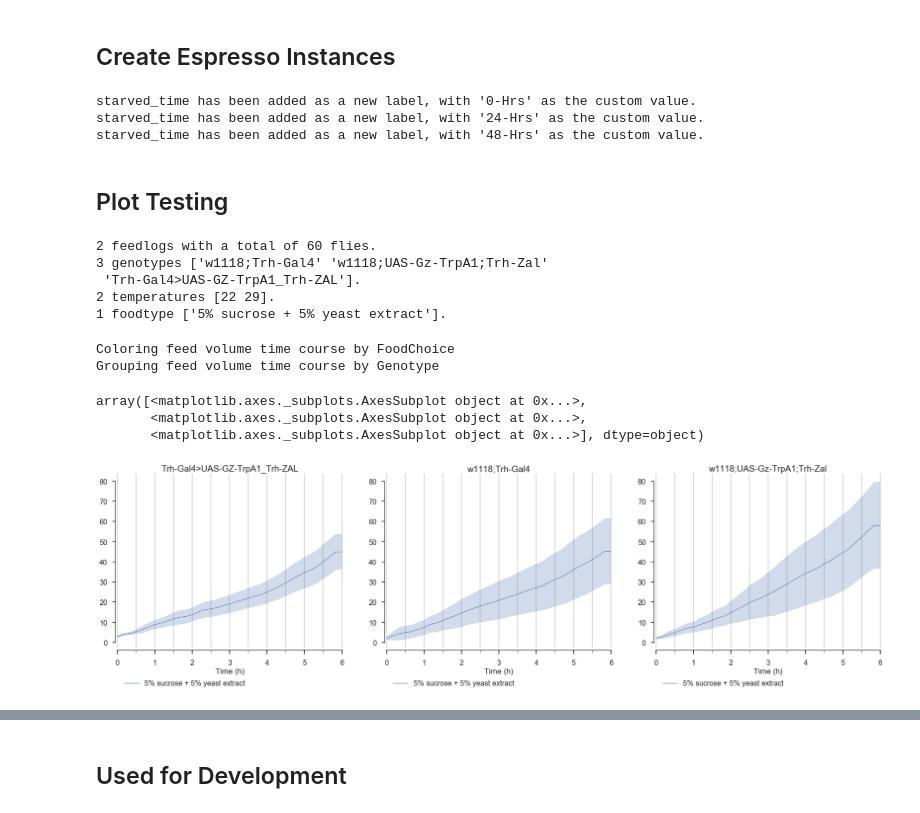
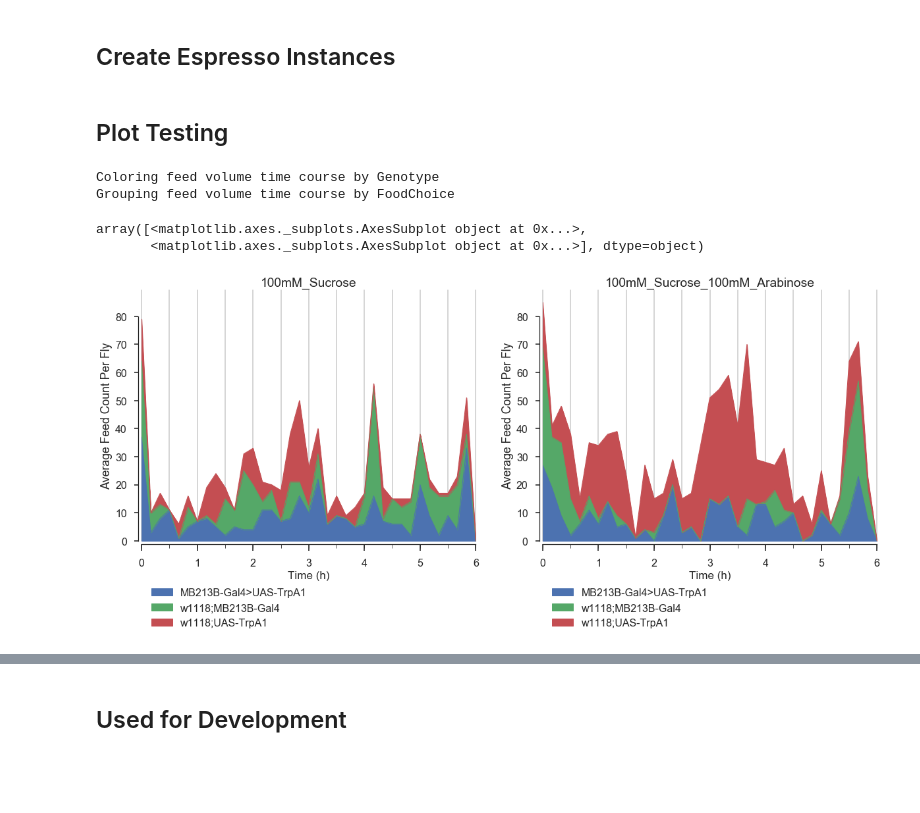
Before and after one commit to ACCLAB/espresso, a Jupyter notebook: jupyter-nb/espresso cumulative plots dev.ipynb, the cells around one changed output, grey strips where cells are left out. Drawn from its saved outputs; the diff is of its cells as text; code cells hidden in the pictures; blank space fills up the shorter version.

```diff
--- a/jupyter-nb/espresso cumulative plots dev.ipynb
+++ b/jupyter-nb/espresso cumulative plots dev.ipynb
@@ -18,52 +18,23 @@ import bootstrap_contrast as bsc
 import espresso as esp
 # %% [markdown]
 ## Create Espresso Instances
-# %%
-git_repo_folder='/Users/josesho/bin/git-repos/espresso'
-
-datadir1=os.path.join(git_repo_folder,'data/by_genotype/Trh-Gal4-Trh-Zal-UAS-GZ-TrpA1/22')
-datadir2=os.path.join(git_repo_folder,'data/by_genotype/Trh-Gal4-Trh-Zal-UAS-GZ-TrpA1/29')
-datadir3=os.path.join(git_repo_folder,'data/starvation_gradient/0-Hrs')
-datadir4=os.path.join(git_repo_folder,'data/starvation_gradient/24-Hrs')
-datadir5=os.path.join(git_repo_folder,'data/starvation_gradient/48-Hrs')
-datadir6=os.path.join(git_repo_folder,'data/24-Hrs-starved-choice')
-
-twotubes22=esp.espresso(folder=datadir1)
-twotubes29=esp.espresso(folder=datadir2)
-
-starvation0=esp.espresso(folder=datadir3)
-starvation0.attach_label(label_name='starved_time',label_value='0-Hrs')
-
-starvation24=esp.espresso(folder=datadir4)
-starvation24.attach_label(label_name='starved_time',label_value='24-Hrs')
-
-starvation48=esp.espresso(folder=datadir5)
-starvation48.attach_label(label_name='starved_time',label_value='48-Hrs')
-starved=starvation0+starvation24+starvation48
-
-starved_choice=esp.espresso(folder=datadir6)
-
-tubes=twotubes22+twotubes29
-# %% [output]
-starved_time has been added as a new label, with '0-Hrs' as the custom value.
-starved_time has been added as a new label, with '24-Hrs' as the custom value.
-starved_time has been added as a new label, with '48-Hrs' as the custom value.
+# %%
+data_folder='/Users/josesho/bin/git-repos/espresso/data'
+
+starved_choice_folder=os.path.join(data_folder,'24-Hrs-starved-choice')
+mb312b_folder=os.path.join(data_folder,'by_genotype/MB312B')
+mb213b_folder=os.path.join(data_folder,'by_genotype/MB213B')
+
+starved_choice=esp.espresso(starved_choice_folder)
+mb312b=esp.espresso(mb312b_folder)
+mb213b=esp.espresso(mb213b_folder)
 # %% [markdown]
 ## Plot Testing
-# %%
-tubes
-# %% [output]
-2 feedlogs with a total of 60 flies.
-3 genotypes ['w1118;Trh-Gal4' 'w1118;UAS-Gz-TrpA1;Trh-Zal'
- 'Trh-Gal4>UAS-GZ-TrpA1_Trh-ZAL'].
-2 temperatures [22 29].
-1 foodtype ['5% sucrose + 5% yeast extract'].
-# %%
-tubes.plot.cumulative.feed_count()
-# %% [output]
-Coloring feed volume time course by FoodChoice
-Grouping feed volume time course by Genotype
-array([<matplotlib.axes._subplots.AxesSubplot object at 0x...>,
-       <matplotlib.axes._subplots.AxesSubplot object at 0x...>,
-       <matplotlib.axes._subplots.AxesSubplot object at 0x...>], dtype=object)
-[figure, removed]
+# %%
+mb213b.plot.timecourse.feed_count(group_by='FoodChoice',color_by='Genotype')
+# %% [output]
+Coloring feed volume time course by Genotype
+Grouping feed volume time course by FoodChoice
+array([<matplotlib.axes._subplots.AxesSubplot object at 0x...>,
+       <matplotlib.axes._subplots.AxesSubplot object at 0x...>], dtype=object)
+[figure, added]
```
Also changed, not shown: parts of 6 cells of this notebook, 1 other file.
